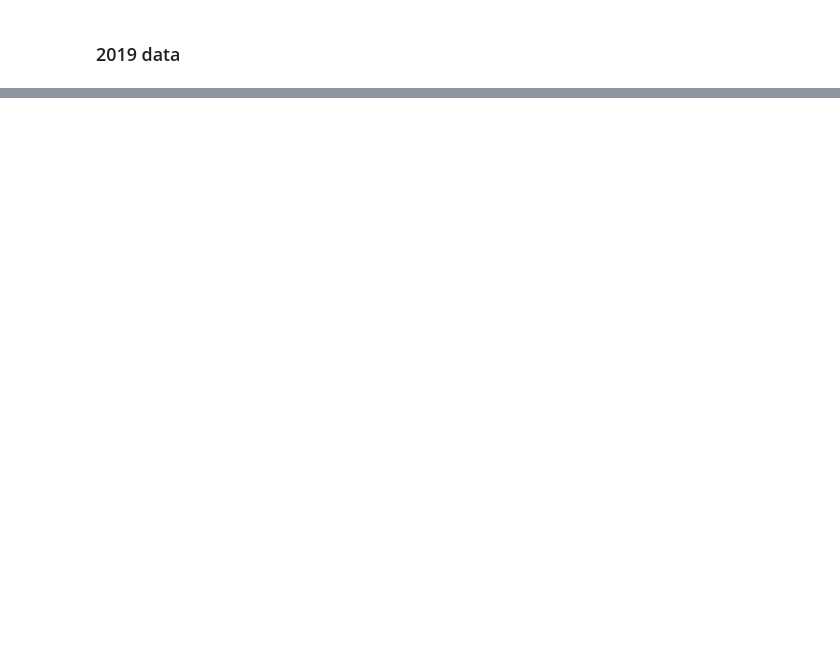
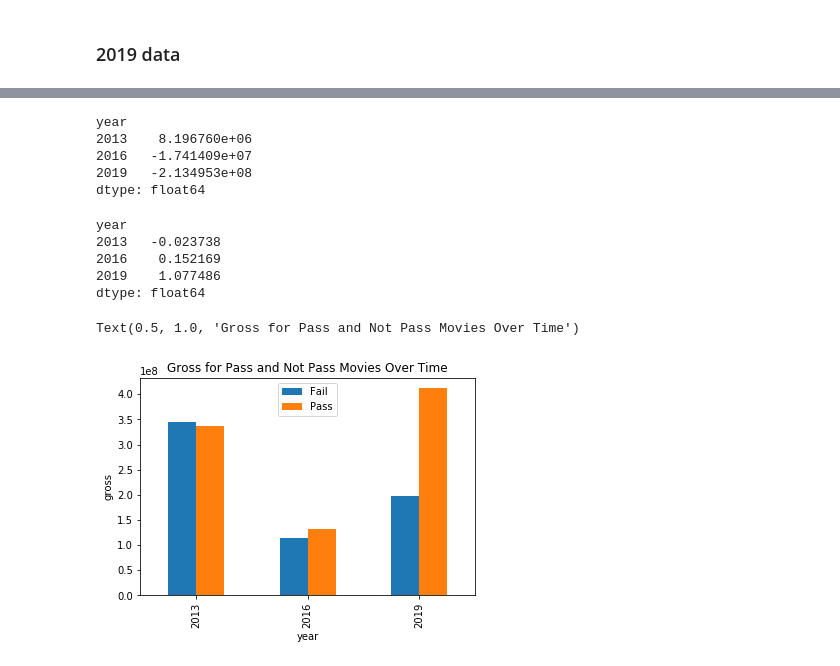
Before and after one commit to xuelianzhang8888/131-group-project, a Jupyter notebook: data set.ipynb, the cells around one changed output, grey strips where cells are left out. Cells and saved outputs as stored; diff of their text form; code cells hidden in the pictures; blank space fills up the shorter version.

```diff
--- a/data set.ipynb
+++ b/data set.ipynb
@@ -251,0 +257,3 @@ See the caveats in the documentation: http://pandas.pydata.org/pandas-docs/stabl
+# %%
+bechdel2019 = bechdel2019.drop(['domgross', 'intgross', 'budget'], axis = 1)
+bechdel2019.head()
@@ -251,0 +270,3 @@ See the caveats in the documentation: http://pandas.pydata.org/pandas-docs/stabl
+# %%
+total = pd.concat([bechdel2013, bechdel2016, bechdel2019], sort = False)
+total.head()
@@ -251,0 +282,5 @@ See the caveats in the documentation: http://pandas.pydata.org/pandas-docs/stabl
+# %%
+total['gross'] = total.intgross_2019 + total.domgross_2019
+# %%
+a = total[['year', 'binary', 'gross']].groupby(['year','binary']).mean().unstack()
+a
@@ -251,0 +294,26 @@ See the caveats in the documentation: http://pandas.pydata.org/pandas-docs/stabl
+# %%
+d = a.iloc[:,0] - a.iloc[:,1]
+d
+# %% [output]
+year
+2013    8.196760e+06
+2016   -1.741409e+07
+2019   -2.134953e+08
+dtype: float64
+# %%
+p = (a.iloc[:,1] - a.iloc[:,0]) / a.iloc[:,0]
+p
+# %% [output]
+year
+2013   -0.023738
+2016    0.152169
+2019    1.077486
+dtype: float64
+# %%
+a.plot(kind = 'bar')
+plt.legend(['Fail', 'Pass'], loc='upper center')
+plt.ylabel('gross')
+plt.title('Gross for Pass and Not Pass Movies Over Time')
+# %% [output]
+Text(0.5, 1.0, 'Gross for Pass and Not Pass Movies Over Time')
+[figure, added]
```
Also changed, not shown: parts of 22 cells of this notebook.
